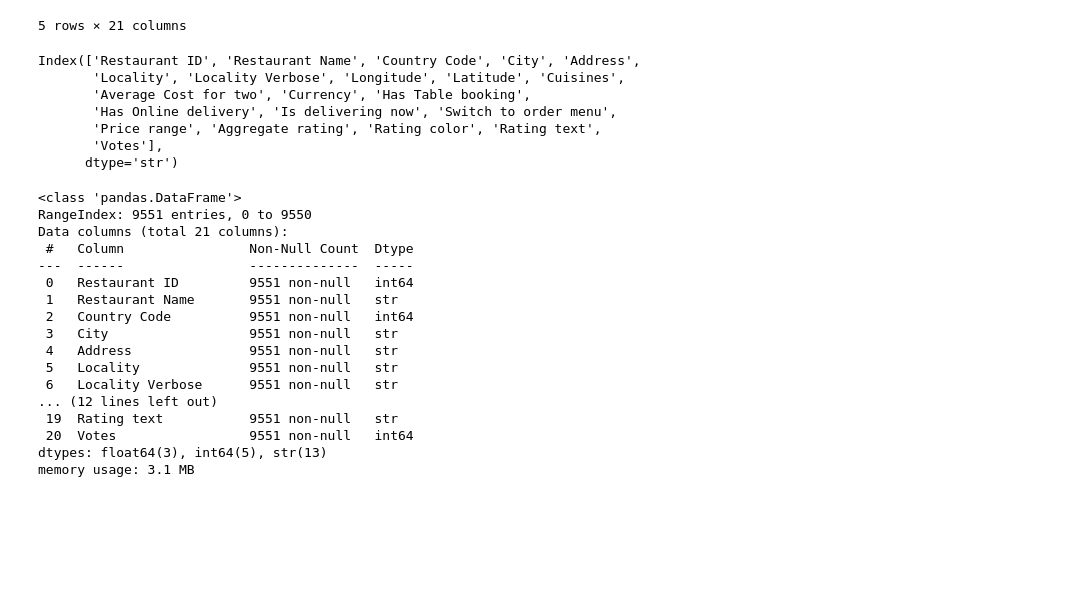
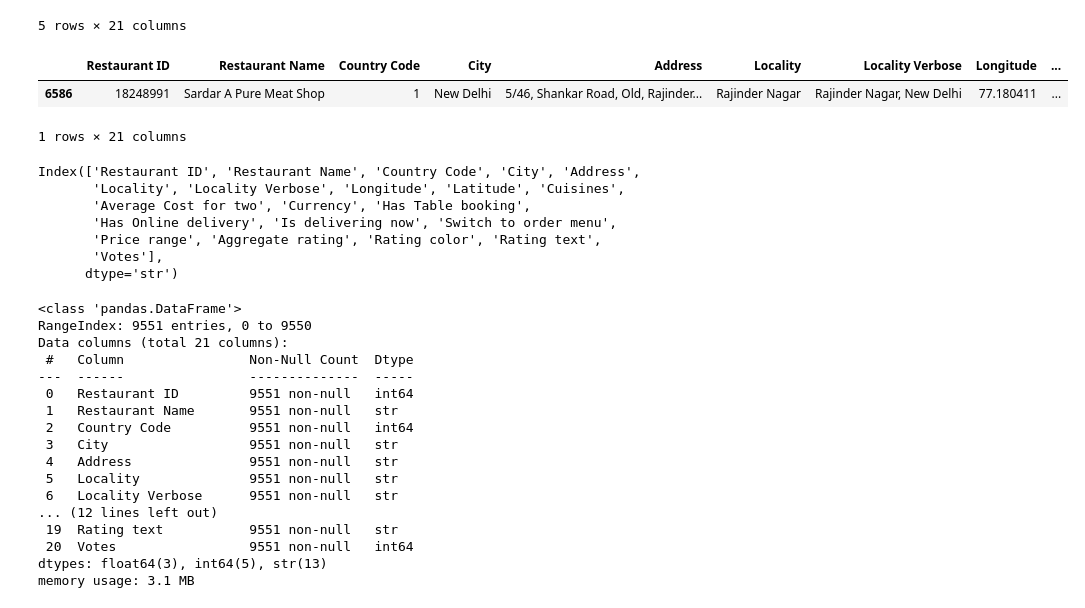
Before and after one commit to dadaxonEnigma/Exploratory-Data-Analysis, a Jupyter notebook: Zomato/lesson_1.ipynb, the cells around one changed output. Cells and saved outputs as stored; diff of their text form; code cells hidden in the pictures; blank space fills up the shorter version.

```diff
--- a/Zomato/lesson_1.ipynb
+++ b/Zomato/lesson_1.ipynb
@@ -17,6 +17,12 @@ df.head()
 | 3 | 6318506 | Ooma | 162 | Mandaluyong City | Third Floor, Mega Fashion Hall, S... | SM Megamall, Ortigas, Mandaluyong... | SM Megamall, Ortigas, Mandaluyong... | 121.056475 | ... |
 | 4 | 6314302 | Sambo Kojin | 162 | Mandaluyong City | Third Floor, Mega Atrium, SM Mega... | SM Megamall, Ortigas, Mandaluyong... | SM Megamall, Ortigas, Mandaluyong... | 121.057508 | ... |
 5 rows × 21 columns
+# %%
+df.sample()
+# %% [output]
+|  | Restaurant ID | Restaurant Name | Country Code | City | Address | Locality | Locality Verbose | Longitude | ... |
+| 6586 | 18248991 | Sardar A Pure Meat Shop | 1 | New Delhi | 5/46, Shankar Road, Old, Rajinder... | Rajinder Nagar | Rajinder Nagar, New Delhi | 77.180411 | ... |
+1 rows × 21 columns
 # %%
 df.columns
 # %% [output]
```
Also changed, not shown: parts of 12 cells of this notebook.
